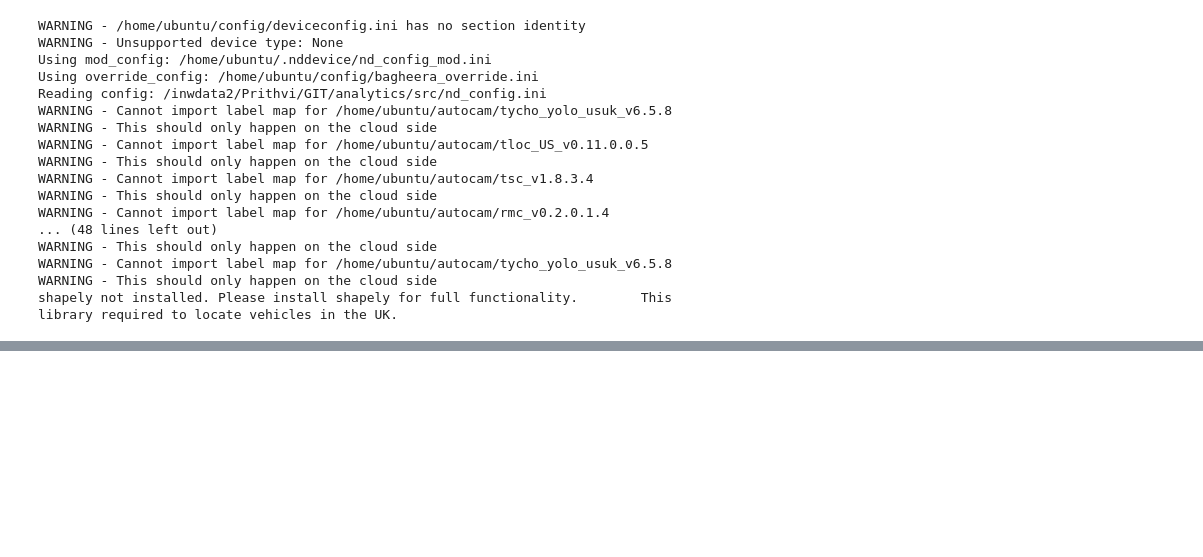
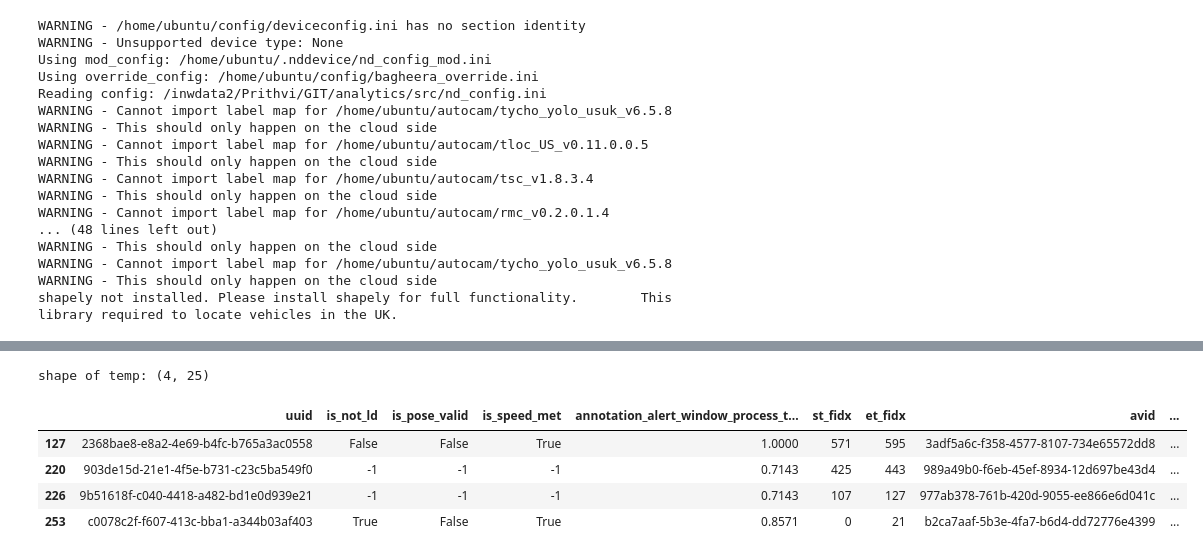
Before and after one commit to prithviramg-nd/work, a Jupyter notebook: AN25908/eec_69k_analysis.ipynb, the cells around one changed output, grey strips where cells are left out. Saved outputs shown, nothing was run; the diff lists cells and outputs as text; code cells hidden in the pictures; blank space fills up the shorter version.

```diff
--- a/AN25908/eec_69k_analysis.ipynb
+++ b/AN25908/eec_69k_analysis.ipynb
@@ -225,0 +347,13 @@ temp = 'ff8aa7d8-24f4-4304-bd0d-ed9b3c33c8f8'
+# %%
+cond1 = (results_df['TN'] > 0)
+cond2 = (results_df['annotation_alert_window_process_trigger'] >= 0.6)
+temp = results_df[cond1 & cond2]
+print(f"shape of temp: {temp.shape}")
+temp[['uuid', 'is_not_ld', 'is_pose_valid', 'is_speed_met', 'annotation_alert_window_process_trigger', 'st_fidx', 'et_fidx', 'avid', 'Eyes_look_COMPLETELY_closed_due_to']][:50]
+# %% [output]
+shape of temp: (4, 25)
+|  | uuid | is_not_ld | is_pose_valid | is_speed_met | annotation_alert_window_process_t... | st_fidx | et_fidx | avid | ... |
+| 127 | 2368bae8-e8a2-4e69-b4fc-b765a3ac0558 | False | False | True | 1.0000 | 571 | 595 | 3adf5a6c-f358-4577-8107-734e65572dd8 | ... |
+| 220 | 903de15d-21e1-4f5e-b731-c23c5ba549f0 | -1 | -1 | -1 | 0.7143 | 425 | 443 | 989a49b0-f6eb-45ef-8934-12d697be43d4 | ... |
+| 226 | 9b51618f-c040-4418-a482-bd1e0d939e21 | -1 | -1 | -1 | 0.7143 | 107 | 127 | 977ab378-761b-420d-9055-ee866e6d041c | ... |
+| 253 | c0078c2f-f607-413c-bba1-a344b03af403 | True | False | True | 0.8571 | 0 | 21 | b2ca7aaf-5b3e-4fa7-b6d4-dd72776e4399 | ... |
```
Also changed, not shown: parts of 29 cells of this notebook, 6 other files.
